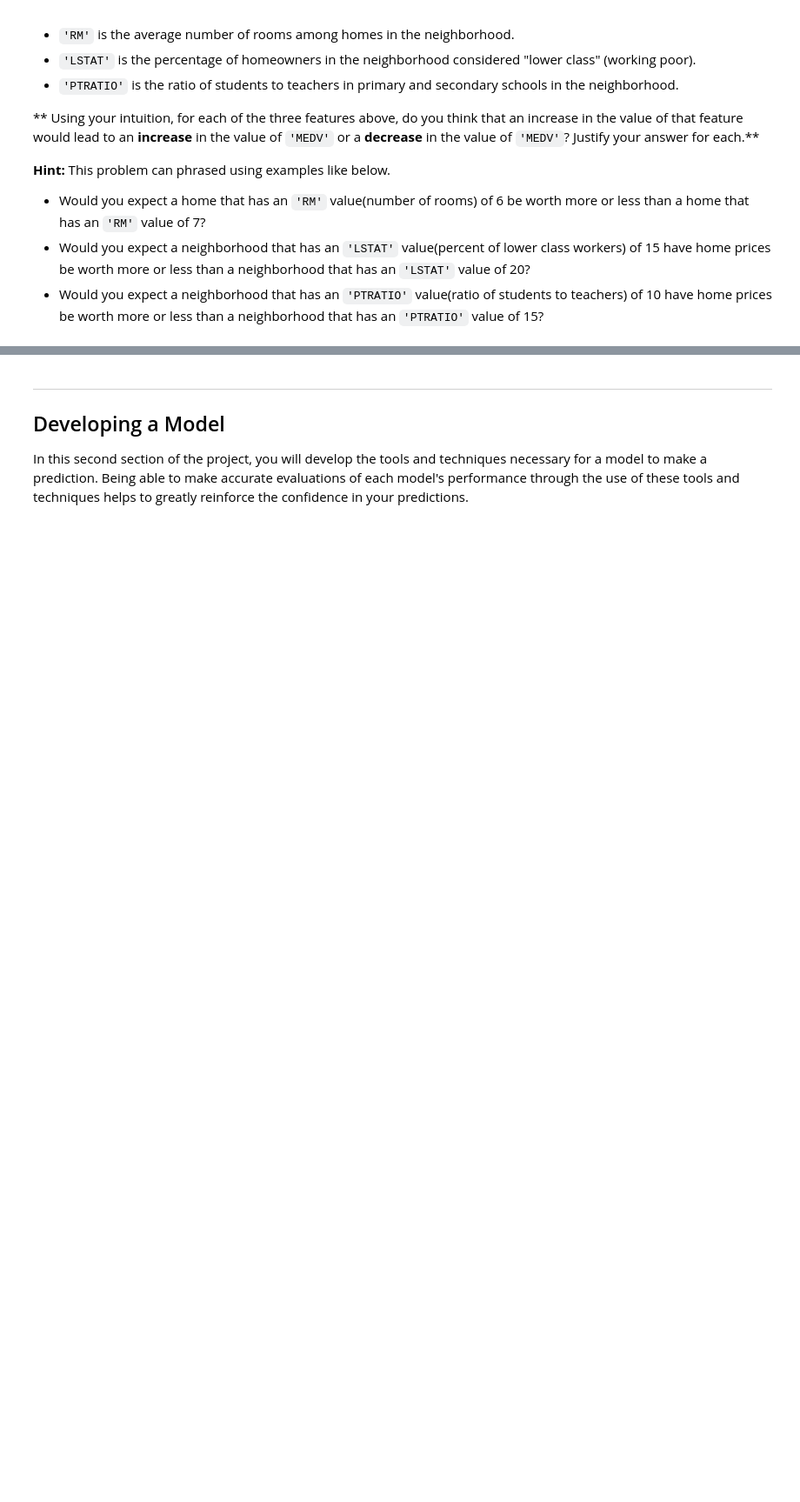
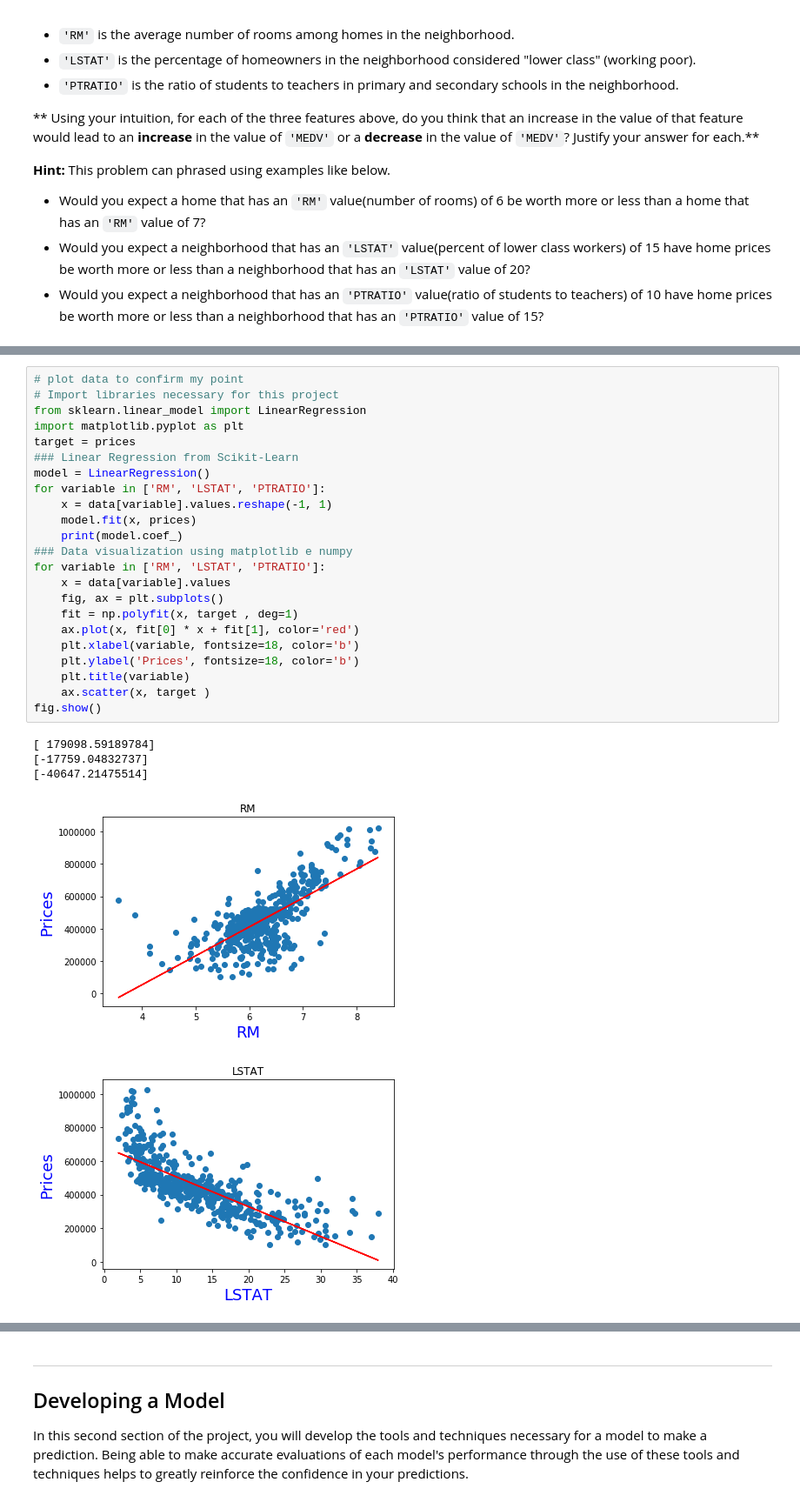
Before and after one commit to megz2020/boston_housing, a Jupyter notebook: boston_housing.ipynb, the cells around one changed output, grey strips where cells are left out. Shown: that part at 87% size. Cells and saved outputs as stored; diff of their text form; blank space fills up the shorter version.

Commit message:
update model to more illustrate answers

```diff
--- a/boston_housing.ipynb
+++ b/boston_housing.ipynb
@@ -123,0 +116,29 @@ As a reminder, we are using three features from the Boston housing dataset: `'RM
+# %%
+# plot data to confirm my point
+# Import libraries necessary for this project
+from sklearn.linear_model import LinearRegression
+import matplotlib.pyplot as plt
+target = prices
+### Linear Regression from Scikit-Learn
+model = LinearRegression()
+for variable in ['RM', 'LSTAT', 'PTRATIO']:
+    x = data[variable].values.reshape(-1, 1)
+    model.fit(x, prices)
+    print(model.coef_)
+### Data visualization using matplotlib e numpy
+for variable in ['RM', 'LSTAT', 'PTRATIO']:
+    x = data[variable].values
+    fig, ax = plt.subplots()
+    fit = np.polyfit(x, target , deg=1)
+    ax.plot(x, fit[0] * x + fit[1], color='red')
+    plt.xlabel(variable, fontsize=18, color='b')
+    plt.ylabel('Prices', fontsize=18, color='b')
+    plt.title(variable)
+    ax.scatter(x, target )
+fig.show()
+# %% [output]
+[ 179098.59189784]
+[-17759.04832737]
+[-40647.21475514]
+[figure, added]
+[figure, added]
```
Also changed, not shown: parts of 8 cells of this notebook, 1 other file.
